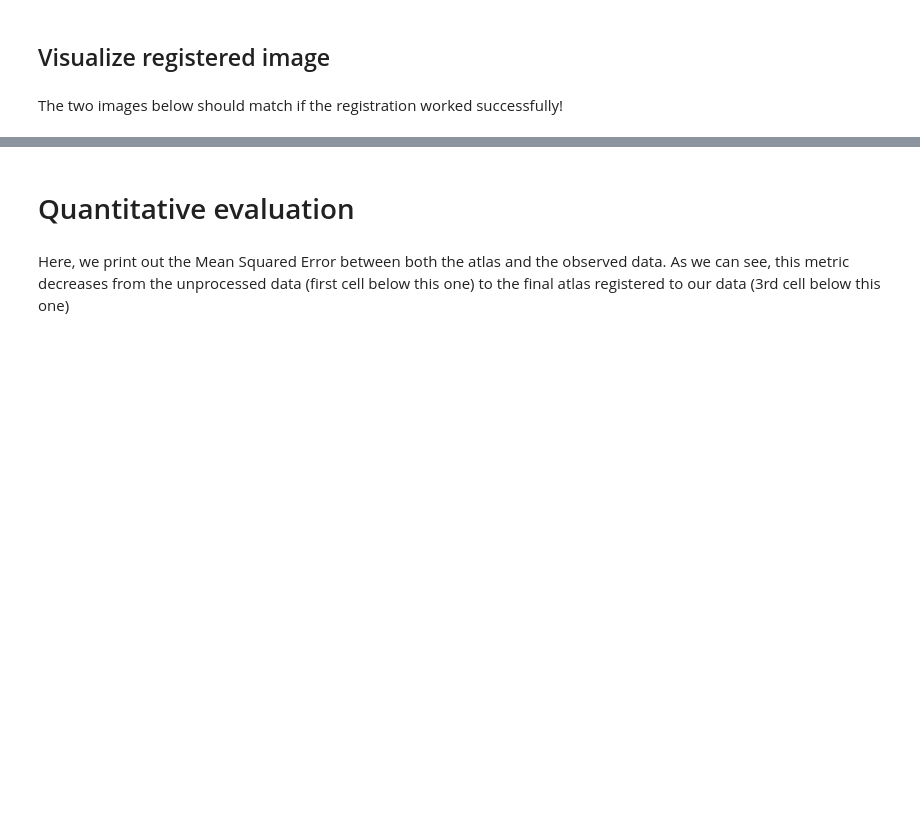
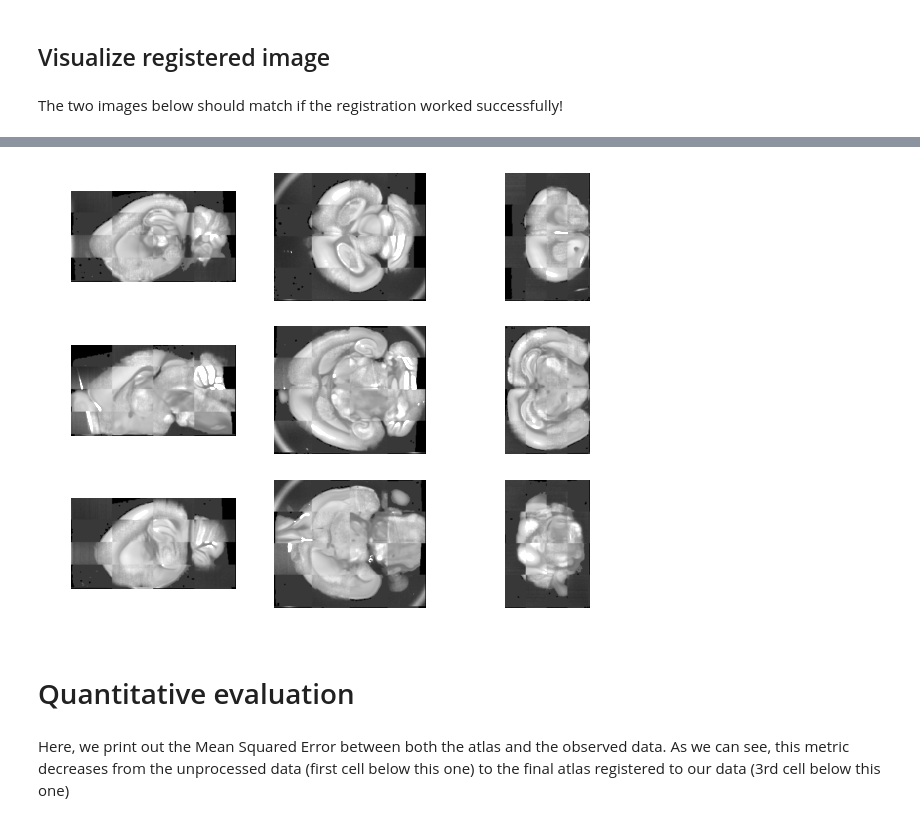
Before and after one commit to neurodata/ndreg, a Jupyter notebook: ndreg_demo_real_data.ipynb, the cells around one changed output, grey strips where cells are left out. Cells and saved outputs as stored; diff of their text form; code cells hidden in the pictures; blank space fills up the shorter version.

Commit message:
updated visualization in demo notebook

```diff
--- a/ndreg_demo_real_data.ipynb
+++ b/ndreg_demo_real_data.ipynb
@@ -89,5 +89,7 @@ plotter.imgShow(atlas_registered)
 # %%
-plotter.imgShow(plotter.imgChecker(atlas_registered, img_p), vmax=500)
+plotter.imgShow(plotter.imgChecker(atlas_registered, img_p), vmax=2)
+# %% [output]
+[figure, added]
 # %% [markdown]
 # Quantitative evaluation
 # %% [markdown]
```
Also changed, not shown: parts of 6 cells of this notebook.
